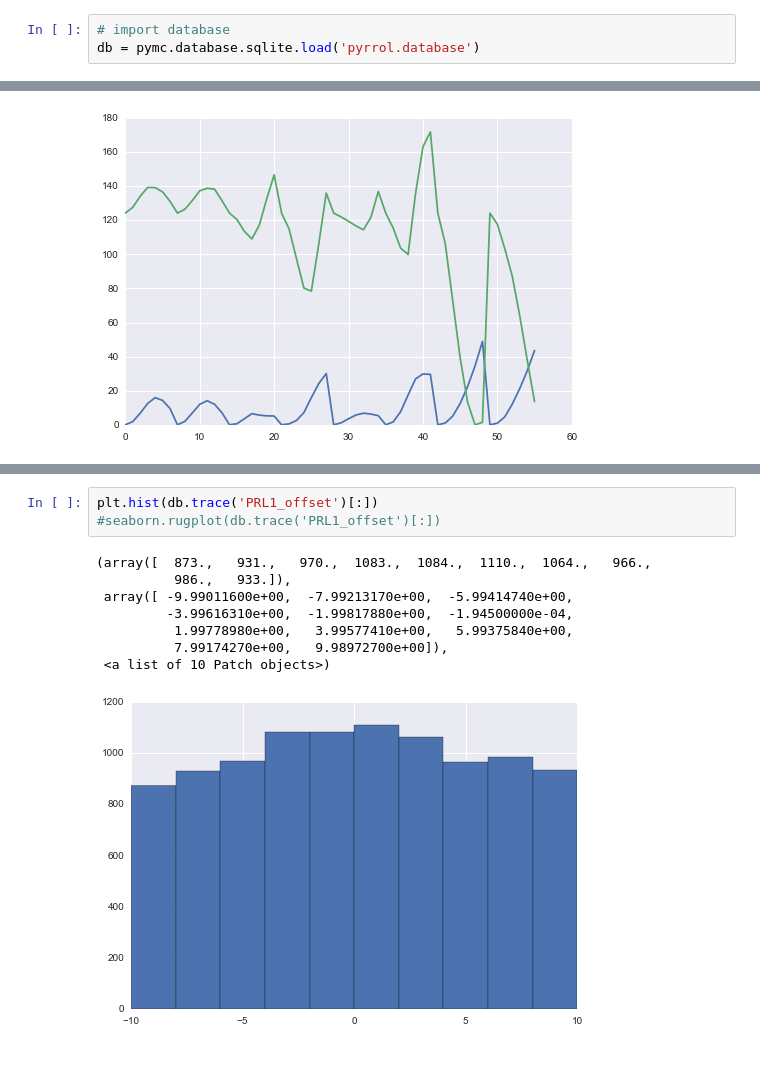
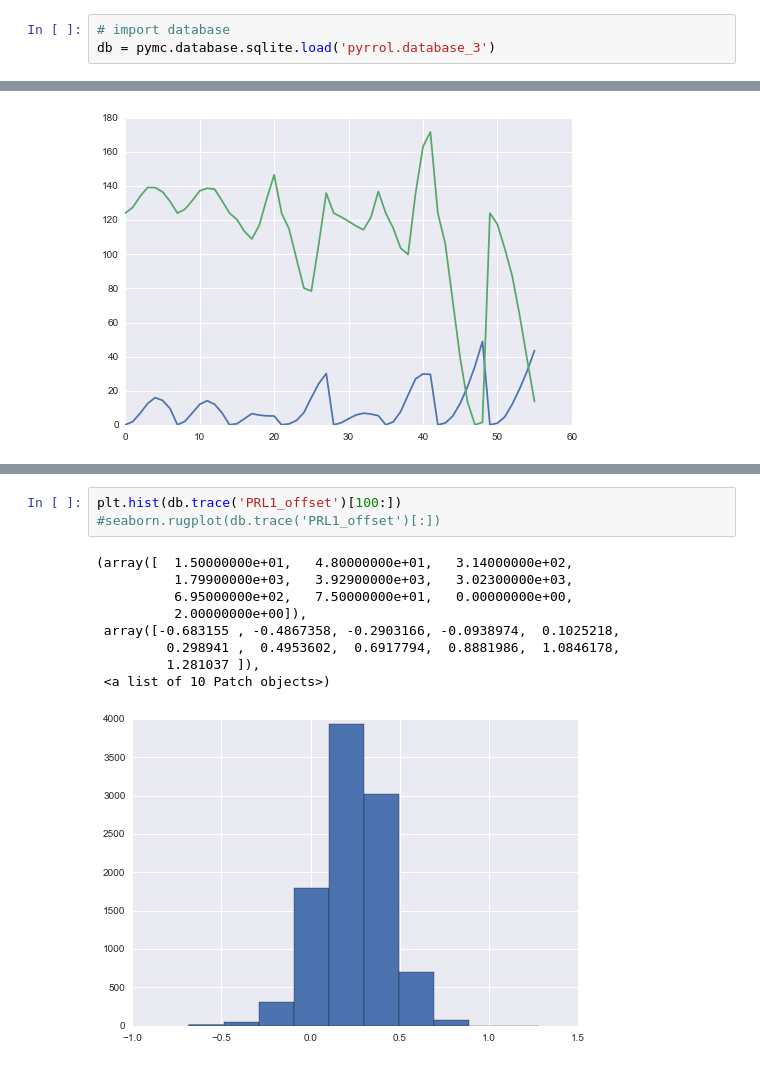
Before and after one commit to choderalab/torsionfit, a Jupyter notebook: examples/pyrrol/Pyrrol_analysis.ipynb, the cells around one changed output, grey strips where cells are left out. Cells and saved outputs as stored; diff of their text form.

```diff
--- a/examples/pyrrol/Pyrrol_analysis.ipynb
+++ b/examples/pyrrol/Pyrrol_analysis.ipynb
@@ -32,7 +33,7 @@ loading ../../structures/Pyrrol/torsion-scan/PRL.scan5.neg.log
 loading ../../structures/Pyrrol/torsion-scan/PRL.scan5.pos.log
 # %%
 # import database
-db = pymc.database.sqlite.load('pyrrol.database')
+db = pymc.database.sqlite.load('pyrrol.database_3')
 # %%
 plt.plot(pyrrol_opt.qm_energy), plt.plot(pyrrol_opt.mm_energy)
 # %% [output]
@@ -48,15 +54,16 @@ seaborn.tsplot(db.trace('mm_energy')[:], err_style='unit_traces'), plt.plot(pyrr
 # %%
-plt.hist(db.trace('PRL1_offset')[:])
+plt.hist(db.trace('PRL1_offset')[100:])
 #seaborn.rugplot(db.trace('PRL1_offset')[:])
 # %% [output]
-(array([  873.,   931.,   970.,  1083.,  1084.,  1110.,  1064.,   966.,
-          986.,   933.]),
- array([ -9.99011600e+00,  -7.99213170e+00,  -5.99414740e+00,
-         -3.99616310e+00,  -1.99817880e+00,  -1.94500000e-04,
-          1.99778980e+00,   3.99577410e+00,   5.99375840e+00,
-          7.99174270e+00,   9.98972700e+00]),
+(array([  1.50000000e+01,   4.80000000e+01,   3.14000000e+02,
+          1.79900000e+03,   3.92900000e+03,   3.02300000e+03,
+          6.95000000e+02,   7.50000000e+01,   0.00000000e+00,
+          2.00000000e+00]),
+ array([-0.683155 , -0.4867358, -0.2903166, -0.0938974,  0.1025218,
+         0.298941 ,  0.4953602,  0.6917794,  0.8881986,  1.0846178,
+         1.281037 ]),
  <a list of 10 Patch objects>)
-[figure, old version]
+[figure, new version]
 # %%
 plt.plot(db.trace('log_sigma')[:])
 # %% [output]
```
Also changed, not shown: parts of 15 cells of this notebook.
